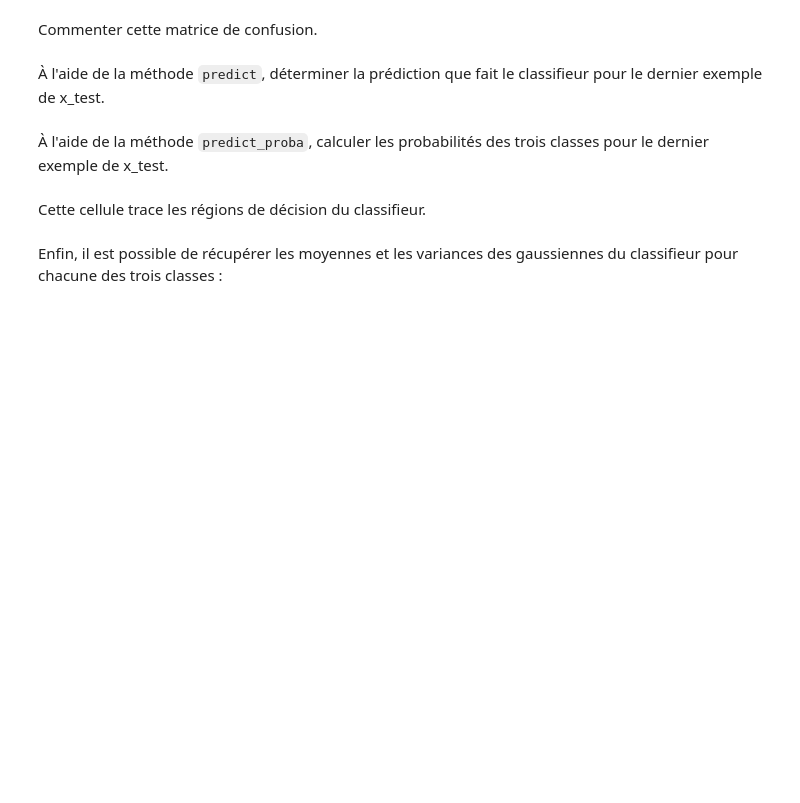
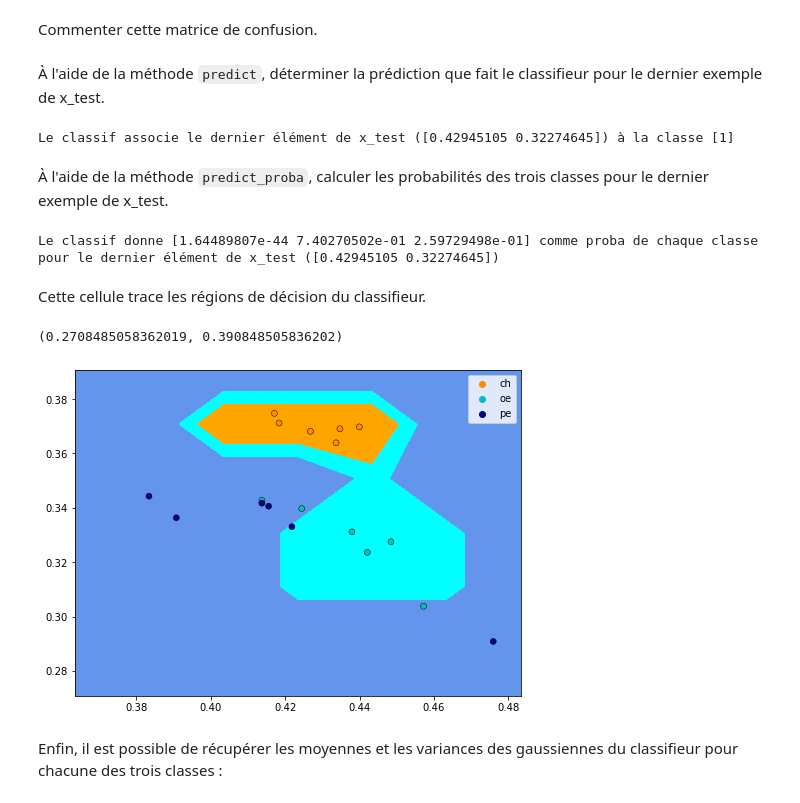
Before and after one commit to TwilCynder/univ-documents, a Jupyter notebook: M1/S7/csap/TP3/TP3_classif_bayesienne_sujet.ipynb, the cells around one changed output. Saved outputs shown, nothing was run; the diff lists cells and outputs as text; code cells hidden in the pictures; blank space fills up the shorter version.

```diff
--- a/M1/S7/csap/TP3/TP3_classif_bayesienne_sujet.ipynb
+++ b/M1/S7/csap/TP3/TP3_classif_bayesienne_sujet.ipynb
@@ -185,40 +207,52 @@ disp.ax_.set_title('Matrice de Confusion GaussianNB');
 Commenter cette matrice de confusion.
 # %% [markdown]
 À l'aide de la méthode `predict`, déterminer la prédiction que fait le classifieur pour le dernier exemple de x_test.
+# %%
+print(f'Le classif associe le dernier élément de x_test ({x_test[-1]}) à la classe', classif.predict([x_test[-1]])[0])
+# %% [output]
+Le classif associe le dernier élément de x_test ([0.42945105 0.32274645]) à la classe [1]
 # %% [markdown]
 À l'aide de la méthode `predict_proba`, calculer les probabilités des trois classes pour le dernier exemple de x_test.
+# %%
+
+print(f'Le classif donne {classif.predict_proba([x_test[-1]])[0]} comme proba de chaque classe pour le dernier élément de x_test ({x_test[-1]})')
+# %% [output]
+Le classif donne [1.64489807e-44 7.40270502e-01 2.59729498e-01] comme proba de chaque classe pour le dernier élément de x_test ([0.42945105 0.32274645])
 # %% [markdown]
 Cette cellule trace les régions de décision du classifieur.
 # %%
 # Plot the decision boundary. For that, we will assign a color to each
 # point in the mesh [x_min, x_max]x[y_min, y_max]
 
 h = 0.02  # step size in the mesh
 x_min, x_max = x_train[:, 0].min() - 0.02, x_train[:, 0].max() + 0.02
 y_min, y_max = x_train[:, 1].min() - 0.02, x_train[:, 1].max() + 0.02
 xx, yy = np.meshgrid(np.arange(x_min, x_max, h), np.arange(y_min, y_max, h))
-Z = clf.predict(np.c_[xx.ravel(), yy.ravel()])
+Z = classif.predict(np.c_[xx.ravel(), yy.ravel()])
 
 # Put the result into a color plot
 Z = Z.reshape(xx.shape)
 plt.figure(figsize=(8, 6))
 cmap_light = ListedColormap(["orange", "cyan", "cornflowerblue"])
 cmap_bold = ["darkorange", "c", "darkblue"]
 
 plt.contourf(xx, yy, Z, cmap=cmap_light)
 
 target_names = [types_fleur[y_train[i]] for i in range(y_train.shape[0]) ]
 sns.scatterplot(
     x=x_train[:, 0],
     y=x_train[:, 1],
     hue=target_names,
     palette=cmap_bold,
     alpha=1.0,
     edgecolor="black",
 )
 
 plt.xlim(xx.min(), xx.max())
 plt.ylim(yy.min(), yy.max())
+# %% [output]
+(0.2708485058362019, 0.390848505836202)
+[figure, added]
 # %% [markdown]
 Enfin, il est possible de récupérer les moyennes et les variances des gaussiennes du classifieur pour chacune des trois classes :
 # %%
```
Also changed, not shown: parts of 7 cells of this notebook.
